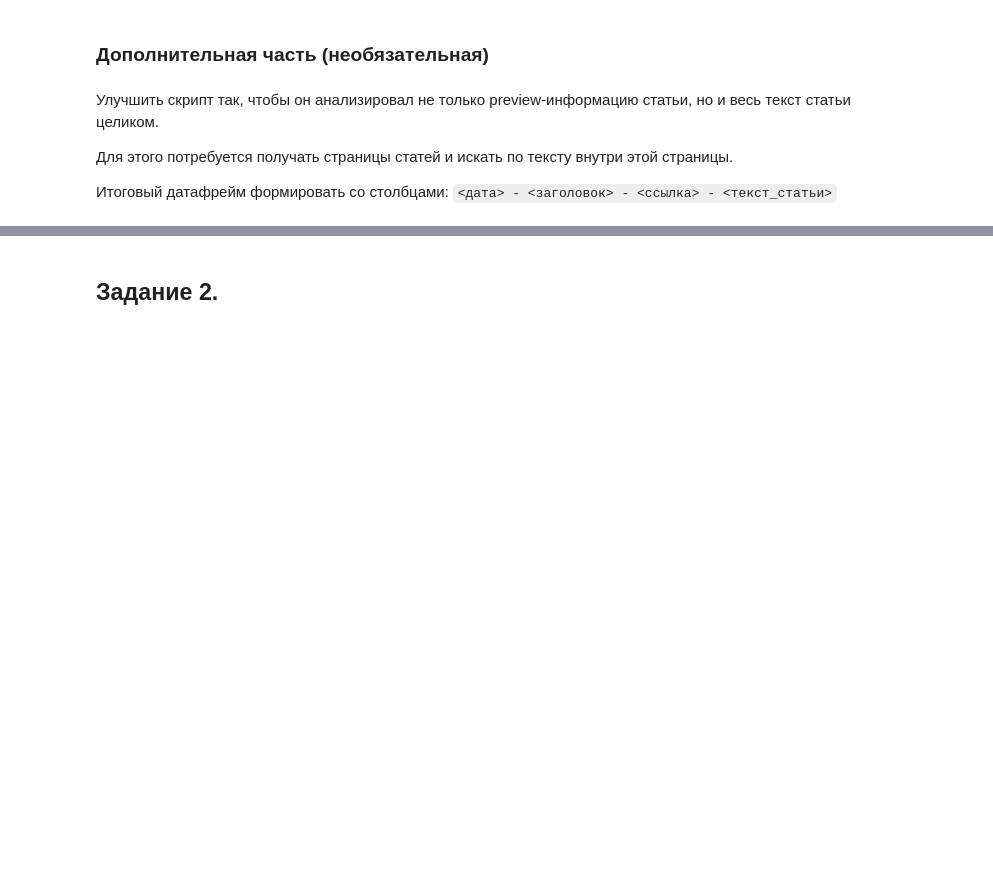
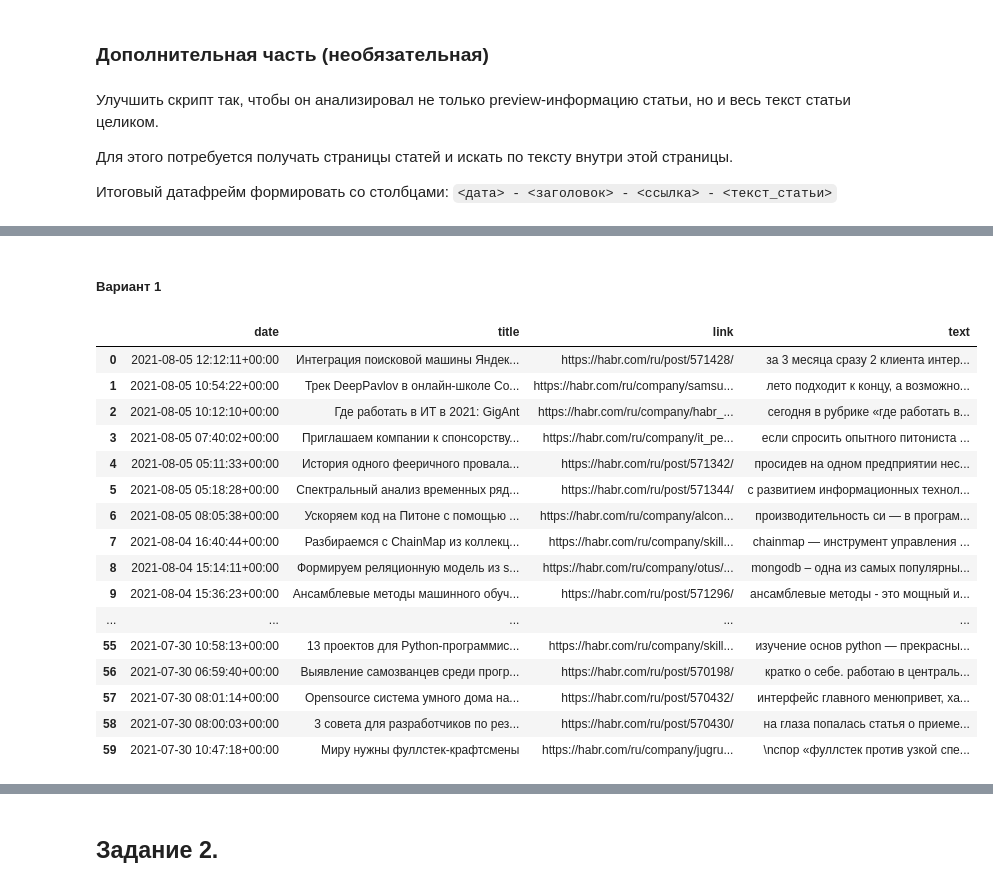
Before and after one commit to natkhosh/pyda_homeworks, a Jupyter notebook: web_scraping/web_scraping.ipynb, the cells around one changed output, grey strips where cells are left out. Saved outputs shown, nothing was run; the diff lists cells and outputs as text; code cells hidden in the pictures; blank space fills up the shorter version.

```diff
--- a/web_scraping/web_scraping.ipynb
+++ b/web_scraping/web_scraping.ipynb
@@ -24,0 +30,7 @@
+# %%
+KEYWORDS = ['python', 'парсинг']
+
+URL = 'https://habr.com/ru/all/'
+# %%
+req = requests.get(URL)
+soup = BeautifulSoup(req.text, 'html.parser')
@@ -24,0 +51,4 @@
+# %%
+#  TEST: Тестовый список ссылок на новостные страницы
+list_urls = [str(URL + 'page'+ str(i)) for i in range(1, 17)]
+list_urls
@@ -24,0 +72,2 @@
+# %% [markdown]
+##### Вариант 1
@@ -24,0 +108,46 @@
+# %%
+def get_news_table(links):
+     """
+    Поиск новостей, в которых встречается хотя бы одно требуемое ключевое слово из KEYWORDS,
+    по всей доступной preview-информации
+    """
+    news_ = pd.DataFrame()
+    for link in links:
+        soup = BeautifulSoup(requests.get(link).text, 'html.parser')
+        time.sleep(0.3)
+
+        text = soup.find('div', class_='article-formatted-body').text.lower()
+
+        for word in KEYWORDS:
+            if word in text:
+                date = pd.to_datetime(soup.find('span', class_='tm-article-snippet__datetime-published').find('time').get('datetime'), dayfirst=True)
+                title = soup.find('h1', class_='tm-article-snippet__title').text
+
+                row = {'date': date, 'title': title, 'link': link, 'text': text}
+                news_ = pd.concat([news_, pd.DataFrame([row])])
+                # Прекращаем парсить статью, если обнаружено ключевое слово. Предотвращение создания дубликатов
+                break
+
+    news_table = news_.reset_index()
+    news_table.drop('index', axis=1, inplace=True)
+    return news_table
+# %%
+get_news_table(get_all_links(list_urls))
+# %% [output]
+|  | date | title | link | text |
+| 0 | 2021-08-05 12:12:11+00:00 | Интеграция поисковой машины Яндек... | https://habr.com/ru/post/571428/ | за 3 месяца сразу 2 клиента интер... |
+| 1 | 2021-08-05 10:54:22+00:00 | Трек DeepPavlov в онлайн-школе Co... | https://habr.com/ru/company/samsu... | лето подходит к концу, а возможно... |
+| 2 | 2021-08-05 10:12:10+00:00 | Где работать в ИТ в 2021: GigAnt | https://habr.com/ru/company/habr_... | сегодня в рубрике «где работать в... |
+| 3 | 2021-08-05 07:40:02+00:00 | Приглашаем компании к спонсорcтву... | https://habr.com/ru/company/it_pe... | если спросить опытного питониста ... |
+| 4 | 2021-08-05 05:11:33+00:00 | История одного фееричного провала... | https://habr.com/ru/post/571342/ | просидев на одном предприятии нес... |
+| 5 | 2021-08-05 05:18:28+00:00 | Спектральный анализ временных ряд... | https://habr.com/ru/post/571344/ | с развитием информационных технол... |
+| 6 | 2021-08-05 08:05:38+00:00 | Ускоряем код на Питоне с помощью ... | https://habr.com/ru/company/alcon... | производительность си — в програм... |
+| 7 | 2021-08-04 16:40:44+00:00 | Разбираемся с ChainMap из коллекц... | https://habr.com/ru/company/skill... | chainmap — инструмент управления ... |
+| 8 | 2021-08-04 15:14:11+00:00 | Формируем реляционную модель из s... | https://habr.com/ru/company/otus/... | mongodb – одна из самых популярны... |
+| 9 | 2021-08-04 15:36:23+00:00 | Ансамблевые методы машинного обуч... | https://habr.com/ru/post/571296/ | ансамблевые методы - это мощный и... |
+| ... | ... | ... | ... | ... |
+| 55 | 2021-07-30 10:58:13+00:00 | 13 проектов для Python-программис... | https://habr.com/ru/company/skill... | изучение основ python — прекрасны... |
+| 56 | 2021-07-30 06:59:40+00:00 | Выявление самозванцев среди прогр... | https://habr.com/ru/post/570198/ | кратко о себе. работаю в централь... |
+| 57 | 2021-07-30 08:01:14+00:00 | Opensource система умного дома на... | https://habr.com/ru/post/570432/ | интерфейс главного менюпривет, ха... |
+| 58 | 2021-07-30 08:00:03+00:00 | 3 совета для разработчиков по рез... | https://habr.com/ru/post/570430/ | на глаза попалась статья о приеме... |
+| 59 | 2021-07-30 10:47:18+00:00 | Миру нужны фуллстек-крафтсмены | https://habr.com/ru/company/jugru... | \nспор «фуллстек против узкой спе... |
```
Also changed, not shown: parts of 24 cells of this notebook.
